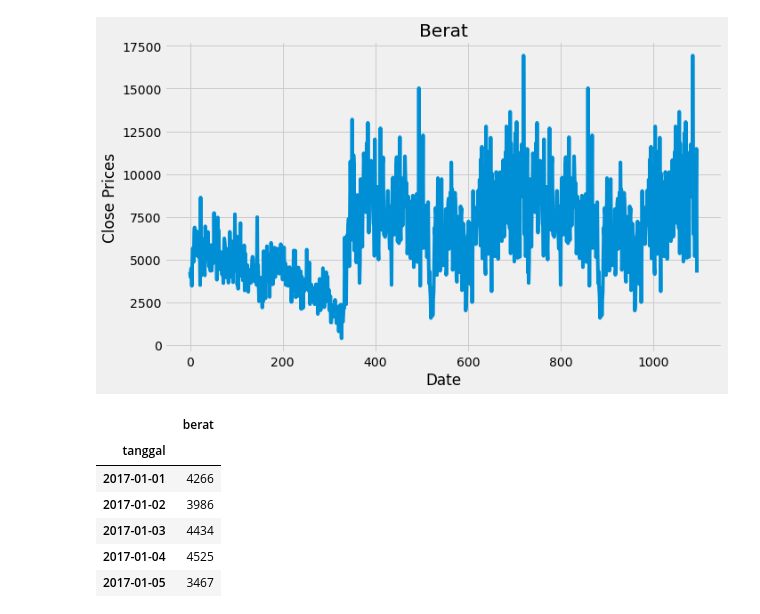
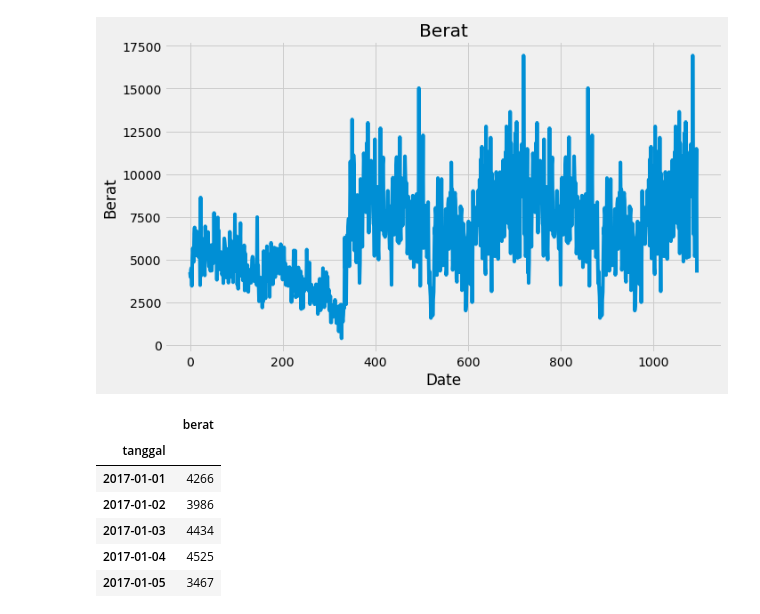
Before and after one commit to Suwandi-amin-sangaji/arima, a Jupyter notebook: arima.ipynb, the cells around one changed output. Drawn from its saved outputs; the diff is of its cells as text; code cells hidden in the pictures.

```diff
--- a/arima.ipynb
+++ b/arima.ipynb
@@ -17,7 +17,7 @@ from datetime import datetime
 from sklearn.metrics import mean_squared_error, mean_absolute_error
 import math
 # %%
-path = "dataset/arima.xlsx"
+path = "arima.xlsx"
 # %%
 data = pd.read_excel(path)
 # %%
@@ -29,14 +29,14 @@ def convert_date(x,y,z):
 # %%
 #plot close price
 plt.figure(figsize=(10,6))
 plt.grid(True)
 plt.xlabel('Date')
-plt.ylabel('Close Prices')
+plt.ylabel('Berat')
 plt.plot(data['berat'])
 plt.title('Berat')
 plt.show()
 # %% [output]
-[figure, old version]
+[figure, new version]
 # %%
 data = pd.read_excel(path ,sheet_name=0, index_col='tanggal', parse_dates=['tanggal'],).fillna(0)
 data
```
Also changed, not shown: parts of 15 cells of this notebook.
